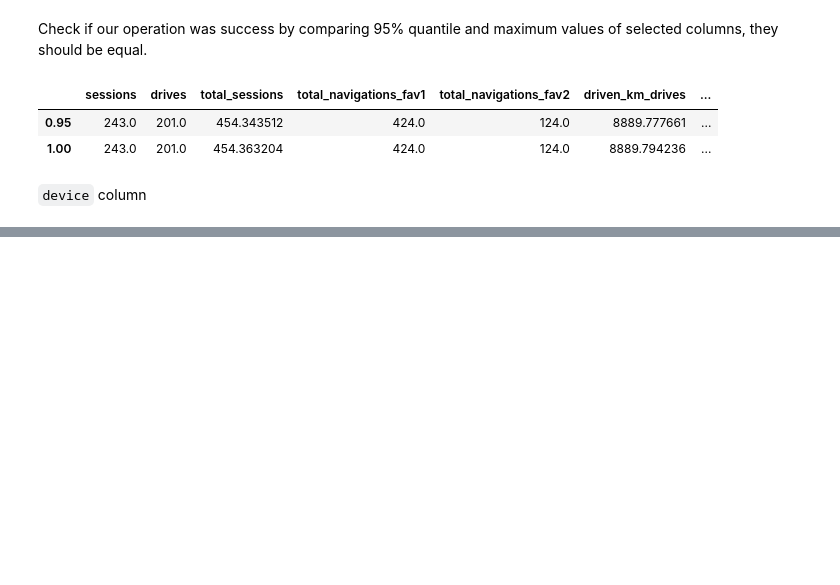
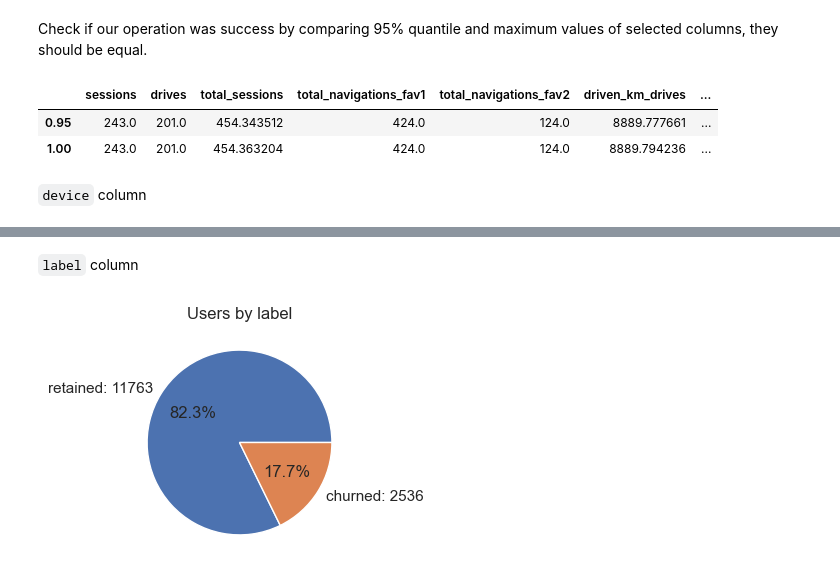
Before and after one commit to Damian-oo/Customer-Churn-Prediction-Waze-app, a Jupyter notebook: Waze Churn Project_full.ipynb, the cells around one changed output, grey strips where cells are left out. Saved outputs shown, nothing was run; the diff lists cells and outputs as text; code cells hidden in the pictures; blank space fills up the shorter version.

```diff
--- a/Waze Churn Project_full.ipynb
+++ b/Waze Churn Project_full.ipynb
@@ -622,4 +607,0 @@ Name: count, dtype: int64
-# %%
-for index, val in counts.items():
-    print(index)
-    print(val)
@@ -640,2 +608,35 @@ Android
 # %%
-def plt_piechart(df_arg, col_arg, figsize = ):
+def plt_piechart(df_name_arg, col_arg, figsize_arg = None):
+
+
+    if not isinstance(df_name_arg, pd.DataFrame):
+        print("Enter dataframe as first argument!")
+        return
+
+    if not col_arg in df_name_arg.columns:
+        print("Enter a column name as second argument!")
+        return
+
+    if not ptypes.is_object_dtype(df_name_arg[col_arg]) :
+        print("Please enter text column (object type) as second argument!")
+        return
+
+    if not (isinstance (figsize_arg, tuple) or isinstance(figsize_arg, list)):
+        print("Please enter a tuple or list as third argument!")
+        return
+
+    if not len(figsize_arg) == 2:
+        print("Please enter a tuple or list containing 2 values!")
+        return
+
+    fig, ax = plt.subplots(figsize= figsize_arg)
+
+    counts = df_name_arg[col_arg].value_counts()
+
+
+    ax.pie(counts,
+        labels=["{}: {}".format(index, val) for index, val in counts.items()],
+        autopct='%1.1f%%'
+        )
+    ax.set_title("Users by {}".format(col_arg))
+    plt.show()
@@ -663,0 +647,6 @@ Name: count, dtype: int64
+# %% [markdown]
+`label` column
+# %%
+plt_piechart(df_waze_0, "label", (3,3))
+# %% [output]
+[figure, added]
```
Also changed, not shown: parts of 9 cells of this notebook.
